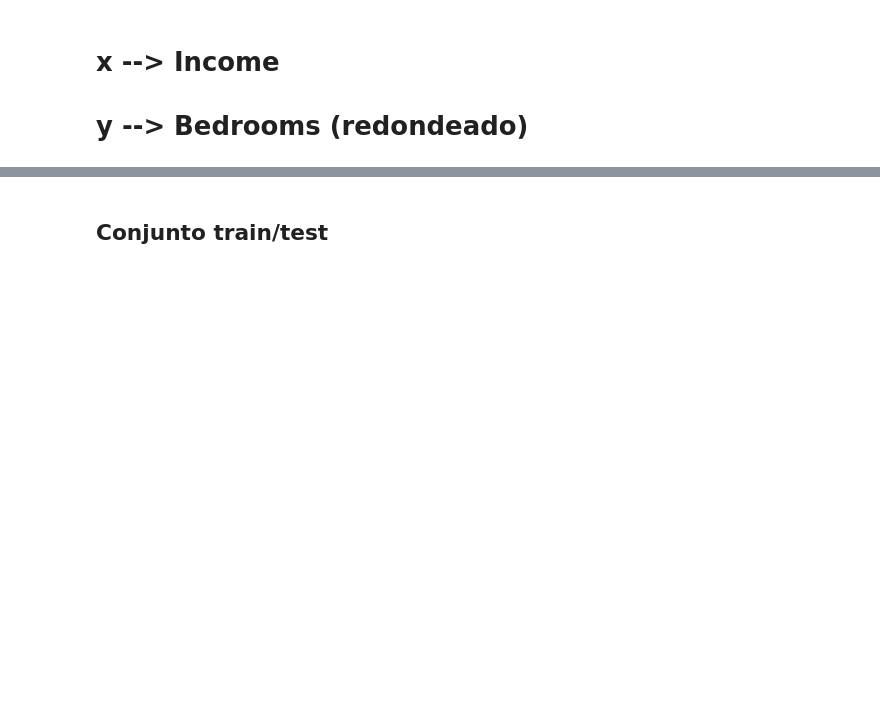
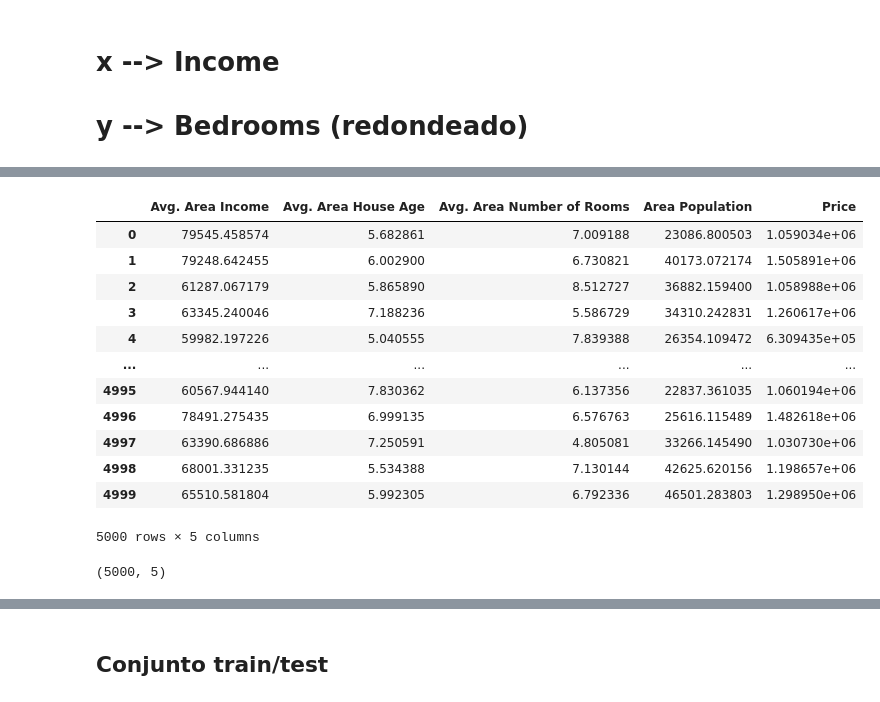
Before and after one commit to leo90rc/Leonardo.DataScience, a Jupyter notebook: week9_ML_svm_poly_norm/day3_cicd_encoding_metrics_knn_svm_nlr/svm/exercises/2.houses_svr_svm.ipynb, the cells around one changed output, grey strips where cells are left out. Cells and saved outputs as stored; diff of their text form; code cells hidden in the pictures; blank space fills up the shorter version.

```diff
--- a/week9_ML_svm_poly_norm/day3_cicd_encoding_metrics_knn_svm_nlr/svm/exercises/2.houses_svr_svm.ipynb
+++ b/week9_ML_svm_poly_norm/day3_cicd_encoding_metrics_knn_svm_nlr/svm/exercises/2.houses_svr_svm.ipynb
@@ -340,0 +663,21 @@ print('y_svc:', y_svc.shape)
+# %%
+df[['Avg. Area Income', 'Avg. Area House Age', 'Avg. Area Number of Rooms', 'Area Population', 'Price']]
+# %% [output]
+|  | Avg. Area Income | Avg. Area House Age | Avg. Area Number of Rooms | Area Population | Price |
+| 0 | 79545.458574 | 5.682861 | 7.009188 | 23086.800503 | 1.059034e+06 |
+| 1 | 79248.642455 | 6.002900 | 6.730821 | 40173.072174 | 1.505891e+06 |
+| 2 | 61287.067179 | 5.865890 | 8.512727 | 36882.159400 | 1.058988e+06 |
+| 3 | 63345.240046 | 7.188236 | 5.586729 | 34310.242831 | 1.260617e+06 |
+| 4 | 59982.197226 | 5.040555 | 7.839388 | 26354.109472 | 6.309435e+05 |
+| ... | ... | ... | ... | ... | ... |
+| 4995 | 60567.944140 | 7.830362 | 6.137356 | 22837.361035 | 1.060194e+06 |
+| 4996 | 78491.275435 | 6.999135 | 6.576763 | 25616.115489 | 1.482618e+06 |
+| 4997 | 63390.686886 | 7.250591 | 4.805081 | 33266.145490 | 1.030730e+06 |
+| 4998 | 68001.331235 | 5.534388 | 7.130144 | 42625.620156 | 1.198657e+06 |
+| 4999 | 65510.581804 | 5.992305 | 6.792336 | 46501.283803 | 1.298950e+06 |
+5000 rows × 5 columns
+# %%
+X = np.array(df.drop(['Avg. Area Number of Bedrooms', 'Address'], axis= 1))
+X.shape
+# %% [output]
+(5000, 5)
```
Also changed, not shown: parts of 25 cells of this notebook, 18 other files.
